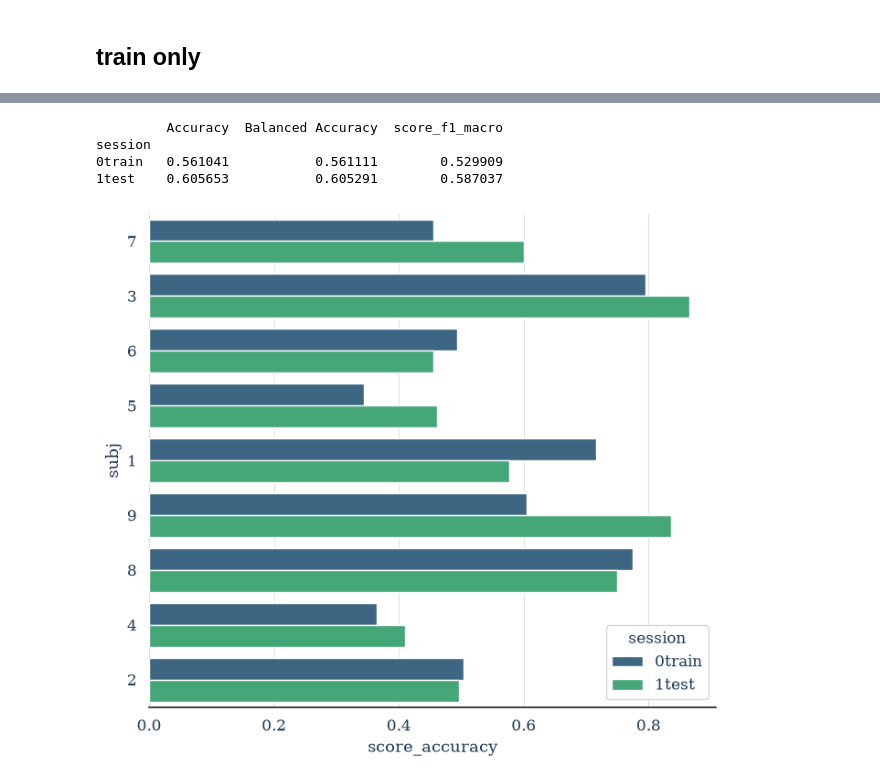
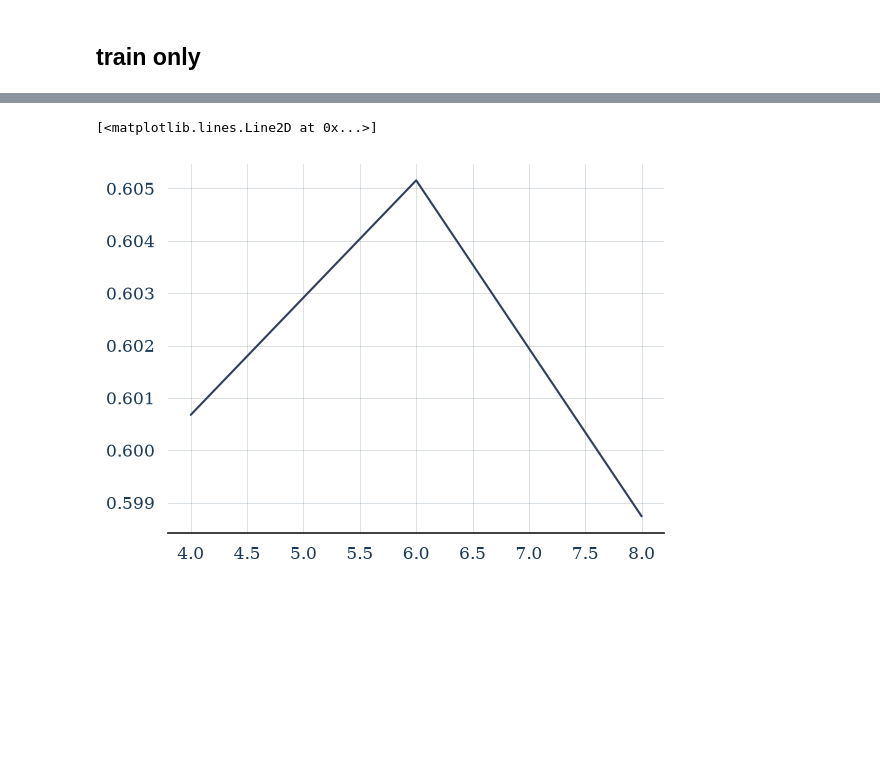
Before and after one commit to HindAlz/EEGMotorImagery-Classification, a Jupyter notebook: Code/9_RobustMissingFreq.ipynb, the cells around one changed output, grey strips where cells are left out. Saved outputs shown, nothing was run; the diff lists cells and outputs as text; code cells hidden in the pictures; blank space fills up the shorter version.

Commit message:
9 test only done

```diff
--- a/Code/9_RobustMissingFreq.ipynb
+++ b/Code/9_RobustMissingFreq.ipynb
@@ -20,4 +17,3 @@ from functools import partial
 import numpy as np
 # %%
 dataset = BNCI2014_001()
-num=10
@@ -136,7 +136,7 @@ def frequency_mask(X, start_freq, band_width, sfreq=250):
 
     return X
 # %%
-bandwidths=[4,5,6,7,8]
+bandwidths=[4,6,8]
 
 fmin=4
 fmax=40
@@ -421,21 +446,5 @@ Done.
 # %%
-avgRes=[]
-avgRes=pd.DataFrame(avgRes)
-avgRes['Accuracy']=results.groupby('session')['score_accuracy'].mean()
-avgRes['Balanced Accuracy']=results.groupby('session')['score_balanced_accuracy'].mean()
-avgRes['score_f1_macro']=results.groupby('session')['score_f1_macro'].mean()
-
-print(avgRes)
-
-fig, ax = plt.subplots(figsize=(8, 7))
-results["subj"] = results["subject"].apply(str)
-sns.barplot(
-    x="score_accuracy", y="subj", hue="session", data=results, orient="h", palette="viridis", ax=ax
-)
-plt.show()
+plt.plot(bandwidths, accuracy)
 # %% [output]
-         Accuracy  Balanced Accuracy  score_f1_macro
-session
-0train   0.561041           0.561111        0.529909
-1test    0.605653           0.605291        0.587037
+[<matplotlib.lines.Line2D at 0x...>]
-[figure, old version]
+[figure, new version]
```
Also changed, not shown: parts of 6 cells of this notebook.
